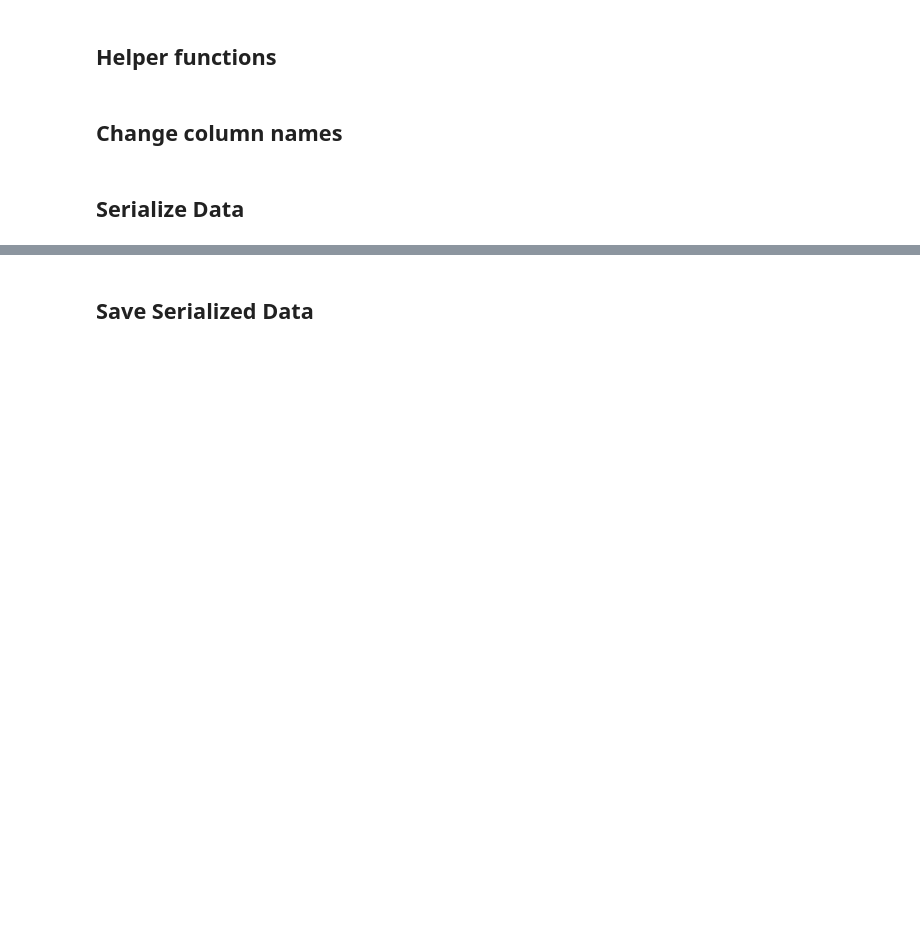
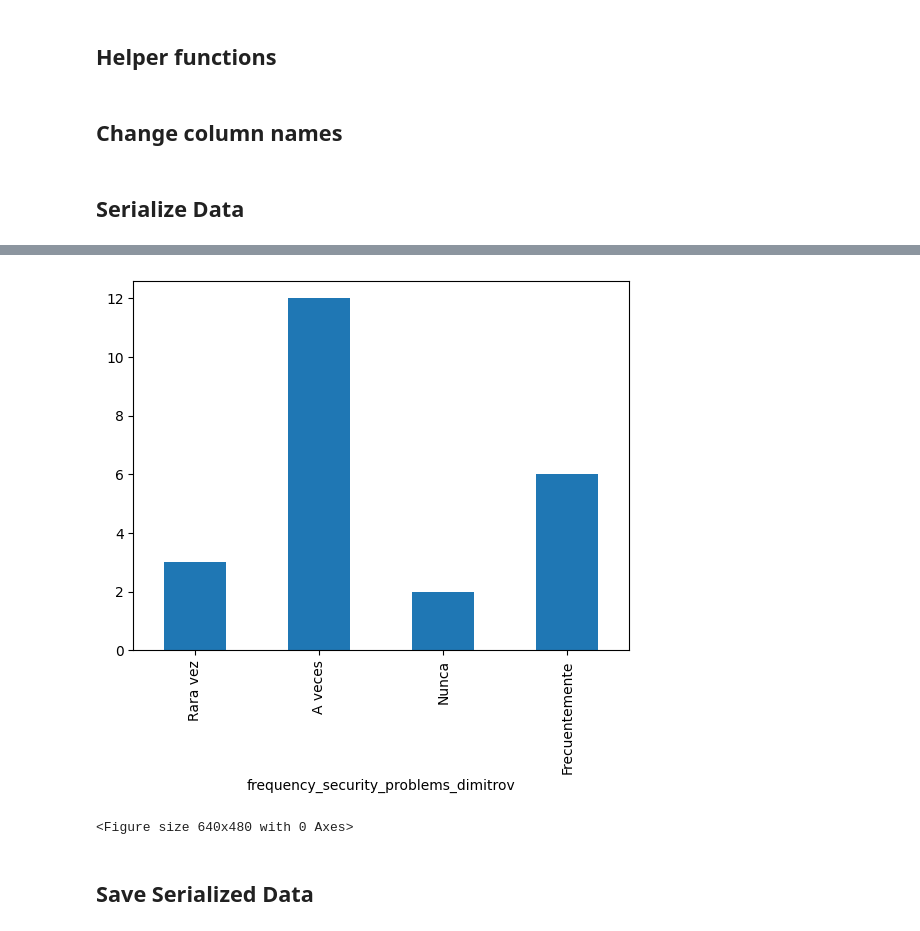
Before and after one commit to Mortadelo24/survey-integrador-one, a Jupyter notebook: notebook.ipynb, the cells around one changed output, grey strips where cells are left out. Saved outputs shown, nothing was run; the diff lists cells and outputs as text; code cells hidden in the pictures; blank space fills up the shorter version.

```diff
--- a/notebook.ipynb
+++ b/notebook.ipynb
@@ -97,3 +152,11 @@ results["likes_features_app"] = results["likes_features_app"].apply(string_list_
+# %%
+security_problems_plot = results.groupby("frequency_security_problems_dimitrov")["frequency_security_problems_dimitrov"].count().plot(kind="bar")
+security_problems_plot.set_xticklabels(frequency_problems_labels[:4])
+plt.show()
+plt.clf()
+# %% [output]
+[figure, added]
+<Figure size 640x480 with 0 Axes>
 # %% [markdown]
 ## Save Serialized Data
 # %%
```
Also changed, not shown: parts of 7 cells of this notebook, 2 other files.
